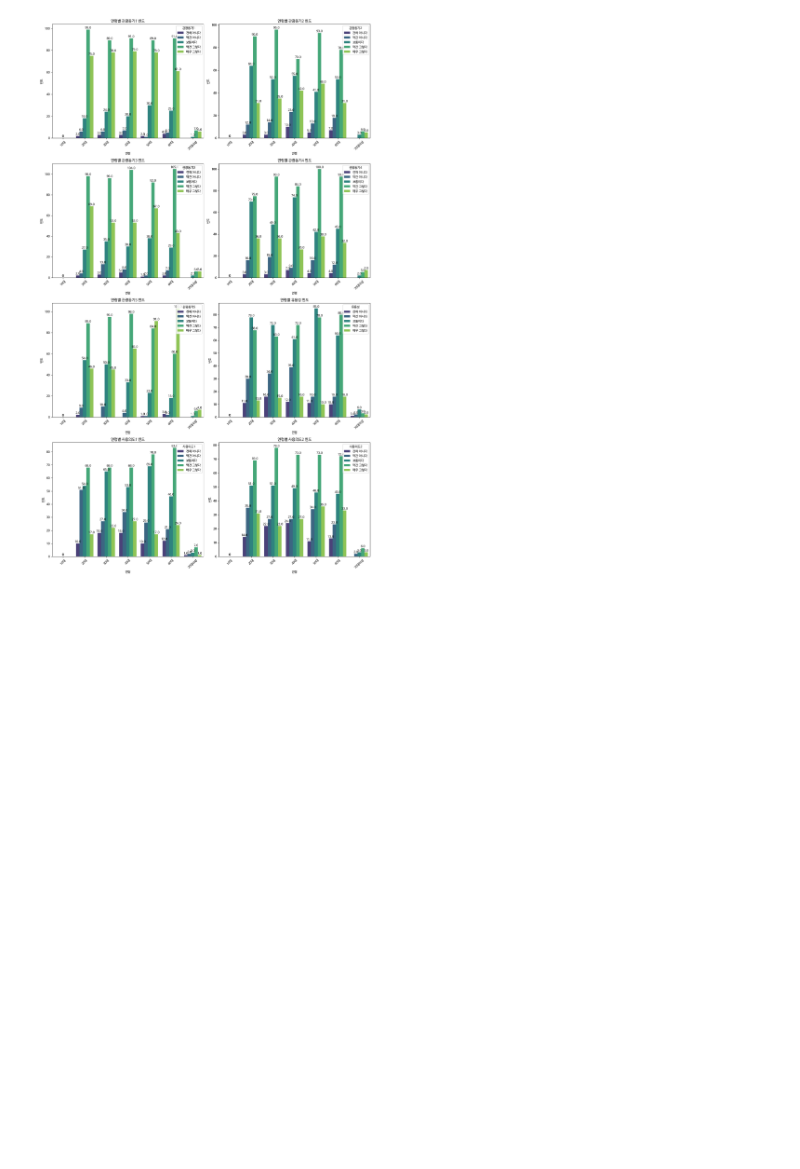
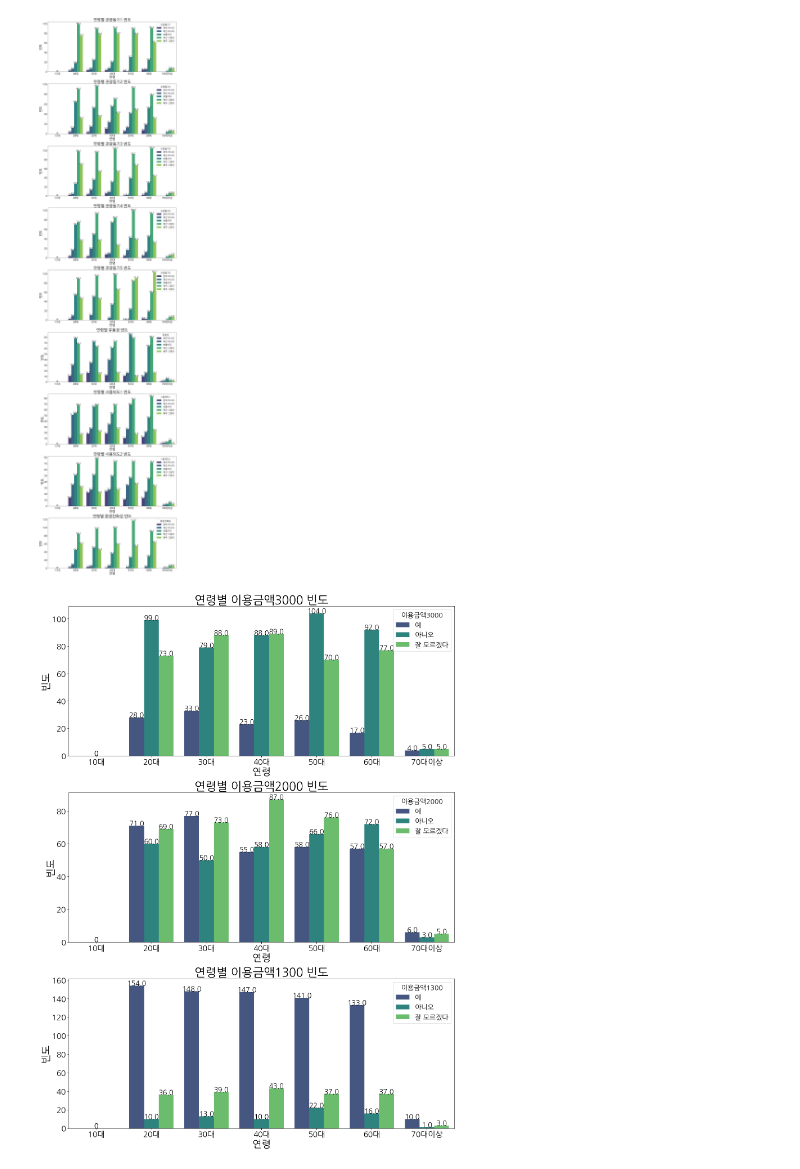
Before and after one commit to Toribega/UAM, a Jupyter notebook: results/기초통계분석_빈도그래프.ipynb, the cells around one changed output. Cells and saved outputs as stored; diff of their text form; code cells hidden in the pictures; blank space fills up the shorter version.

```diff
--- a/results/기초통계분석_빈도그래프.ipynb
+++ b/results/기초통계분석_빈도그래프.ipynb
@@ -4,6 +26,8 @@
 import pandas as pd
 import matplotlib.pyplot as plt
 import seaborn as sns
+
+plt.rcParams["font.family"] = "NanumGothic"
 
 # CSV 파일 불러오기
 df = pd.read_csv('/content/설문조사결과 Raw Data-1 (1).csv', encoding='utf-8')
@@ -29,7 +53,8 @@ df.rename(columns={'1.1	나는 여행을 통해 일상에서 잠시 휴식을
                    '5. 귀하의 개인 소득 수준은 어떻게 되십니까?': '소득',
                    '6. 항공기 탑승(년) 횟수는 어떻게 되십니까??': '항공기탑승횟수',
                    '7. 주로 이용하는 교통수단은 어떻게 되십니까?': '주교통수단',
-                   '8. 귀하의 거주지역의 교통수단 보급의 체감 정도는 어떻게 되십니까?': '보급체감정도'}, inplace=True)
+                   '8. 귀하의 거주지역의 교통수단 보급의 체감 정도는 어떻게 되십니까?': '보급체감정도',
+                   '7.1	운송 옵션을 선택할 때 환경 지속 가능성은 중요하다': '환경친화성'}, inplace=True)
 
 # 변수 값에 명칭 부여
 df['관광지_이동수단2'].replace({1: '전혀 아니다', 2: '약간 아니다', 3: '보통이다', 4: '약간 그렇다',
@@ -42,46 +67,71 @@ df['관광동기2'].replace({1: '전혀 아니다', 2: '약간 아니다', 3: '
 df['관광동기3'].replace({1: '전혀 아니다', 2: '약간 아니다', 3: '보통이다', 4: '약간 그렇다',
                    5: '매우 그렇다'}, inplace=True)
 df['관광동기4'].replace({1: '전혀 아니다', 2: '약간 아니다', 3: '보통이다', 4: '약간 그렇다',
                    5: '매우 그렇다'}, inplace=True)
 df['관광동기5'].replace({1: '전혀 아니다', 2: '약간 아니다', 3: '보통이다', 4: '약간 그렇다',
                    5: '매우 그렇다'}, inplace=True)
 
 df['유용성'].replace({1: '전혀 아니다', 2: '약간 아니다', 3: '보통이다', 4: '약간 그렇다',
                    5: '매우 그렇다'}, inplace=True)
 
 df['사용의도1'].replace({1: '전혀 아니다', 2: '약간 아니다', 3: '보통이다', 4: '약간 그렇다',
                    5: '매우 그렇다'}, inplace=True)
 df['사용의도2'].replace({1: '전혀 아니다', 2: '약간 아니다', 3: '보통이다', 4: '약간 그렇다',
                    5: '매우 그렇다'}, inplace=True)
 
+df['환경친화성'].replace({1: '전혀 아니다', 2: '약간 아니다', 3: '보통이다', 4: '약간 그렇다',
+                   5: '매우 그렇다'}, inplace=True)
+
+df['이용금액3000'].replace({1: '예', 2: '아니오', 3: '잘 모르겠다'}, inplace=True)
+df['이용금액2000'].replace({1: '예', 2: '아니오', 3: '잘 모르겠다'}, inplace=True)
+df['이용금액1300'].replace({1: '예', 2: '아니오', 3: '잘 모르겠다'}, inplace=True)
+
+
 df['연령'].replace({1: '10대', 2: '20대', 3: '30대', 4: '40대',
                    5: '50대', 6: '60대', 7: '70대이상'}, inplace=True)
 
 
 # 연령 순서 정의
 age_order = ['10대', '20대', '30대', '40대', '50대', '60대', '70대이상']
 # 5점척도 순서 정의
 order_list = ['전혀 아니다', '약간 아니다', '보통이다', '약간 그렇다', '매우 그렇다']
+# 이용금액 변수 값에 대한 순서 정의
+price_order = ['예', '아니오', '잘 모르겠다']
 
-plt.figure(figsize=(15, 25))
-
-# 각 관광동기 및 사용의도에 대한 빈도 그래프 생성
-for i, col in enumerate(['관광동기1', '관광동기2', '관광동기3', '관광동기4', '관광동기5', '유용성', '사용의도1', '사용의도2'], start=1):
-    plt.subplot(4, 2, i)
+# 첫 번째 그래프: 연령별 관광동기 및 사용의도에 대한 빈도
+plt.figure(figsize=(15, 60))
+for i, col in enumerate(['관광동기1', '관광동기2', '관광동기3', '관광동기4', '관광동기5', '유용성', '사용의도1', '사용의도2', '환경친화성'], start=1):
+    plt.subplot(9, 1, i)
     ax = sns.countplot(data=df, x='연령', hue=col, palette='viridis', order=age_order, hue_order=order_list)
-
-    # 데이터 레이블 추가
     for p in ax.patches:
         height = p.get_height()
-        ax.annotate(f'{height}', (p.get_x() + p.get_width() / 2., height), ha='center', va='center', fontsize=10, color='black', xytext=(0, 5), textcoords='offset points')
-
-    plt.title(f'연령별 {col} 빈도')
-    plt.xlabel('연령')
-    plt.ylabel('빈도')
-    plt.legend(title=col, loc='upper right')
-    plt.xticks(rotation=45)
-
+        ax.annotate(f'{height}', (p.get_x() + p.get_width() / 2., height), ha='center', va='center', fontsize=16, color='black', xytext=(0, 5), textcoords='offset points')
+    plt.title(f'연령별 {col} 빈도', fontsize=30)
+    plt.xlabel('연령', fontsize=25)
+    plt.ylabel('빈도', fontsize=25)
+    plt.legend(title=col, loc='upper right', bbox_to_anchor=(1.0, 1), title_fontsize='xx-large', fontsize='xx-large')
+    plt.xticks(fontsize=20)
+    plt.yticks(fontsize=20)
 plt.tight_layout()
 plt.show()
+
+
+# 두 번째 그래프: 연령별 이용금액에 대한 빈도
+plt.figure(figsize=(15, 20))
+for i, col in enumerate(['이용금액3000', '이용금액2000', '이용금액1300'], start=1):
+    plt.subplot(3, 1, i)
+    ax = sns.countplot(data=df, x='연령', hue=col, palette='viridis', order=age_order, hue_order=price_order)
+    for p in ax.patches:
+        height = p.get_height()
+        ax.annotate(f'{height}', (p.get_x() + p.get_width() / 2., height), ha='center', va='center', fontsize=18, color='black', xytext=(0, 5), textcoords='offset points')
+    plt.title(f'연령별 {col} 빈도', fontsize=30)
+    plt.xlabel('연령', fontsize=25)
+    plt.ylabel('빈도', fontsize=25)
+    plt.legend(title=col, loc='upper right', bbox_to_anchor=(1.0, 1), title_fontsize='xx-large', fontsize='xx-large')
+    plt.xticks(fontsize=20)
+    plt.yticks(fontsize=20)
+plt.tight_layout()
+plt.show()
 # %% [output]
-[figure, old version]
+[figure, new version]
+[figure, added]
```
Also changed, not shown: parts of 2 cells of this notebook.
